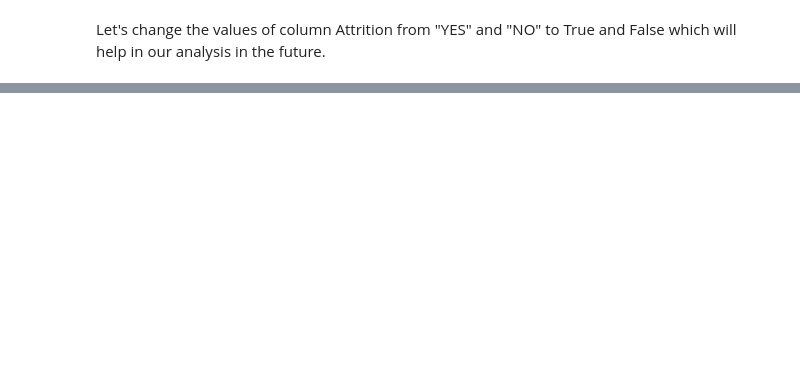
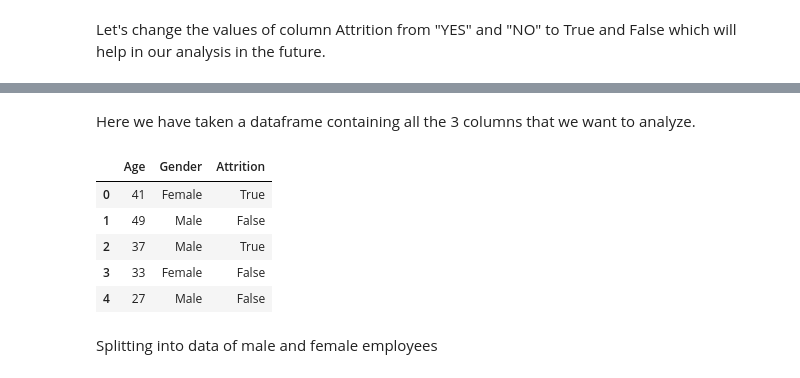
Before and after one commit to MadBonzz/Employee-Performance-and-, a Jupyter notebook: Data_Analysis.ipynb, the cells around one changed output, grey strips where cells are left out. Saved outputs shown, nothing was run; the diff lists cells and outputs as text; code cells hidden in the pictures; blank space fills up the shorter version.

```diff
--- a/Data_Analysis.ipynb
+++ b/Data_Analysis.ipynb
@@ -84,0 +122,14 @@ Now let's start our analysis by checking how the probability of attrition change
+# %% [markdown]
+Here we have taken a dataframe containing all the 3 columns that we want to analyze.
+# %%
+temp_df = df[['Age', 'Gender', 'Attrition']]
+temp_df.head()
+# %% [output]
+|  | Age | Gender | Attrition |
+| 0 | 41 | Female | True |
+| 1 | 49 | Male | False |
+| 2 | 37 | Male | True |
+| 3 | 33 | Female | False |
+| 4 | 27 | Male | False |
+# %% [markdown]
+Splitting into data of male and female employees
```
Also changed, not shown: parts of 28 cells of this notebook, 2 other files.
